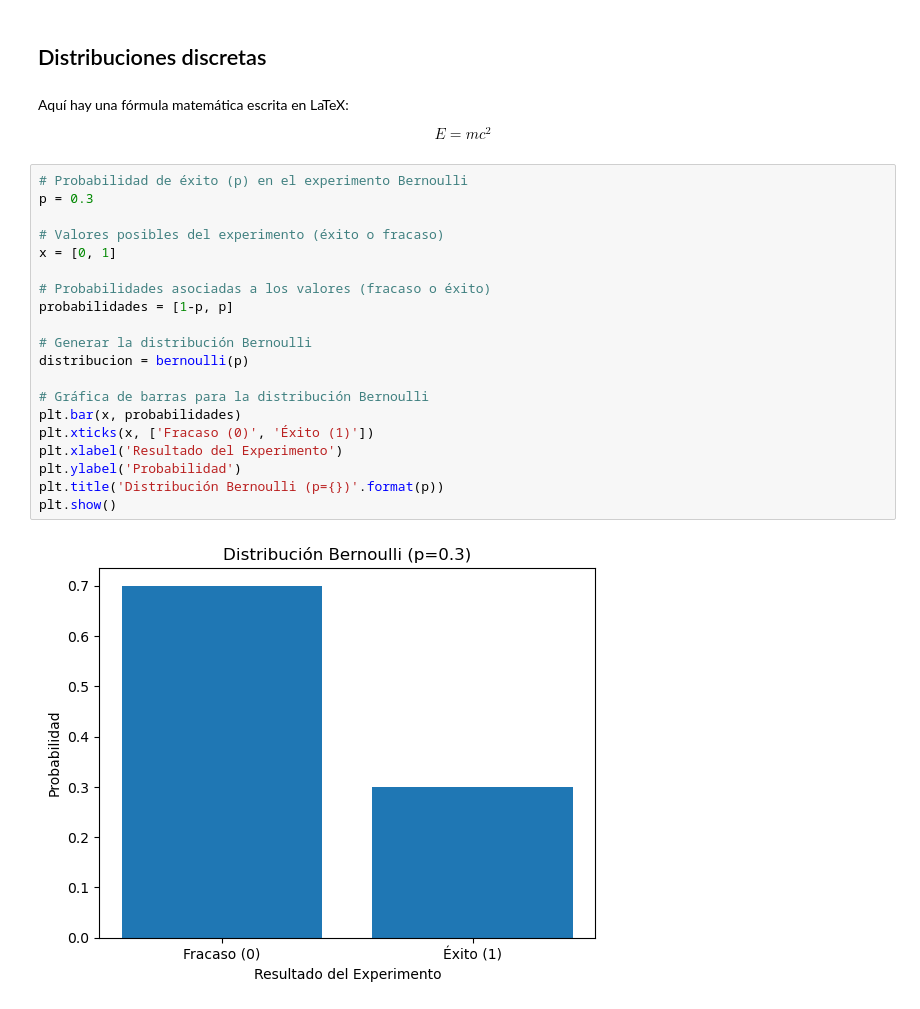
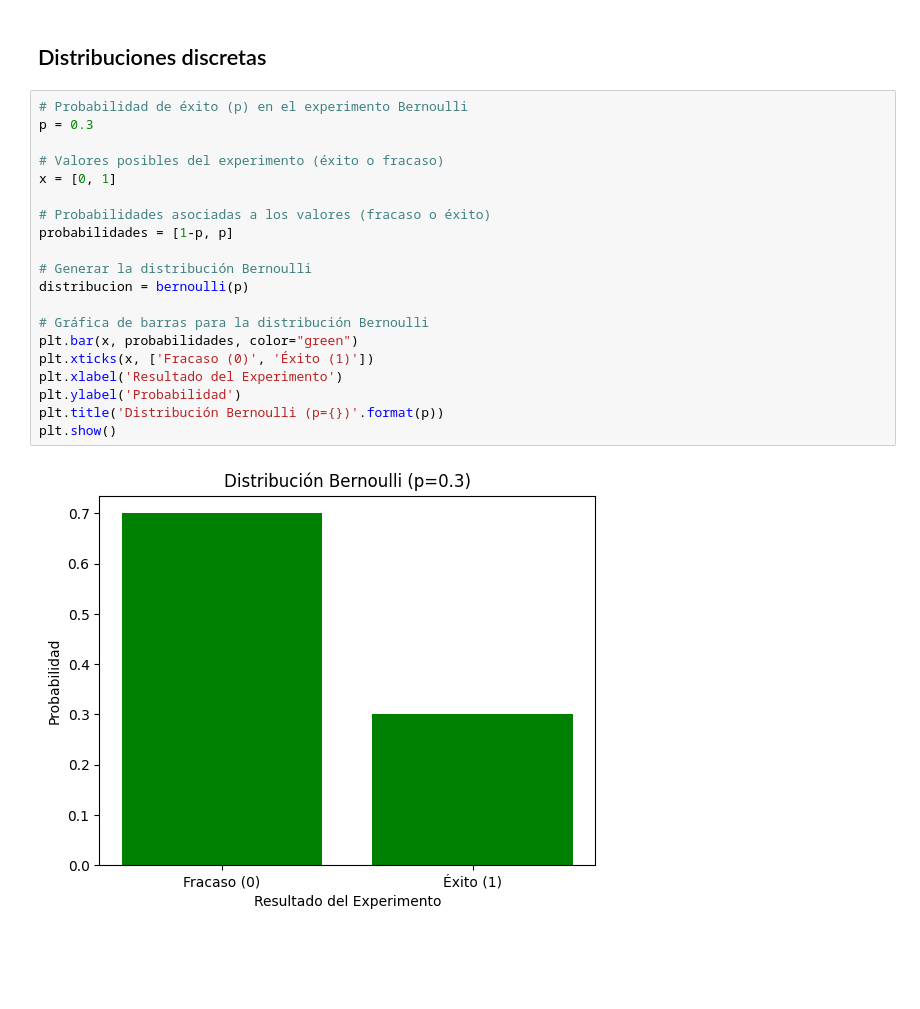
Before and after one commit to mallenarenas/Distribuciones, a Jupyter notebook: distribuciones.ipynb, the cells around one changed output. Saved outputs shown, nothing was run; the diff lists cells and outputs as text; blank space fills up the shorter version.

```diff
--- a/distribuciones.ipynb
+++ b/distribuciones.ipynb
@@ -121,34 +127,28 @@ plt.show()
 <h3> 4. La Distribución F </h3>
 # %% [markdown]
 <h2> Distribuciones discretas </h2>
-# %% [markdown]
-Aquí hay una fórmula matemática escrita en LaTeX:
-
-\begin{equation}
-E = mc^2
-\end{equation}
 # %%
 # Probabilidad de éxito (p) en el experimento Bernoulli
 p = 0.3
 
 # Valores posibles del experimento (éxito o fracaso)
 x = [0, 1]
 
 # Probabilidades asociadas a los valores (fracaso o éxito)
 probabilidades = [1-p, p]
 
 # Generar la distribución Bernoulli
 distribucion = bernoulli(p)
 
 # Gráfica de barras para la distribución Bernoulli
-plt.bar(x, probabilidades)
+plt.bar(x, probabilidades, color="green")
 plt.xticks(x, ['Fracaso (0)', 'Éxito (1)'])
 plt.xlabel('Resultado del Experimento')
 plt.ylabel('Probabilidad')
 plt.title('Distribución Bernoulli (p={})'.format(p))
 plt.show()
 # %% [output]
-[figure, old version]
+[figure, new version]
 # %%
 from scipy.stats import binom
 
```
Also changed, not shown: parts of 4 cells of this notebook.
